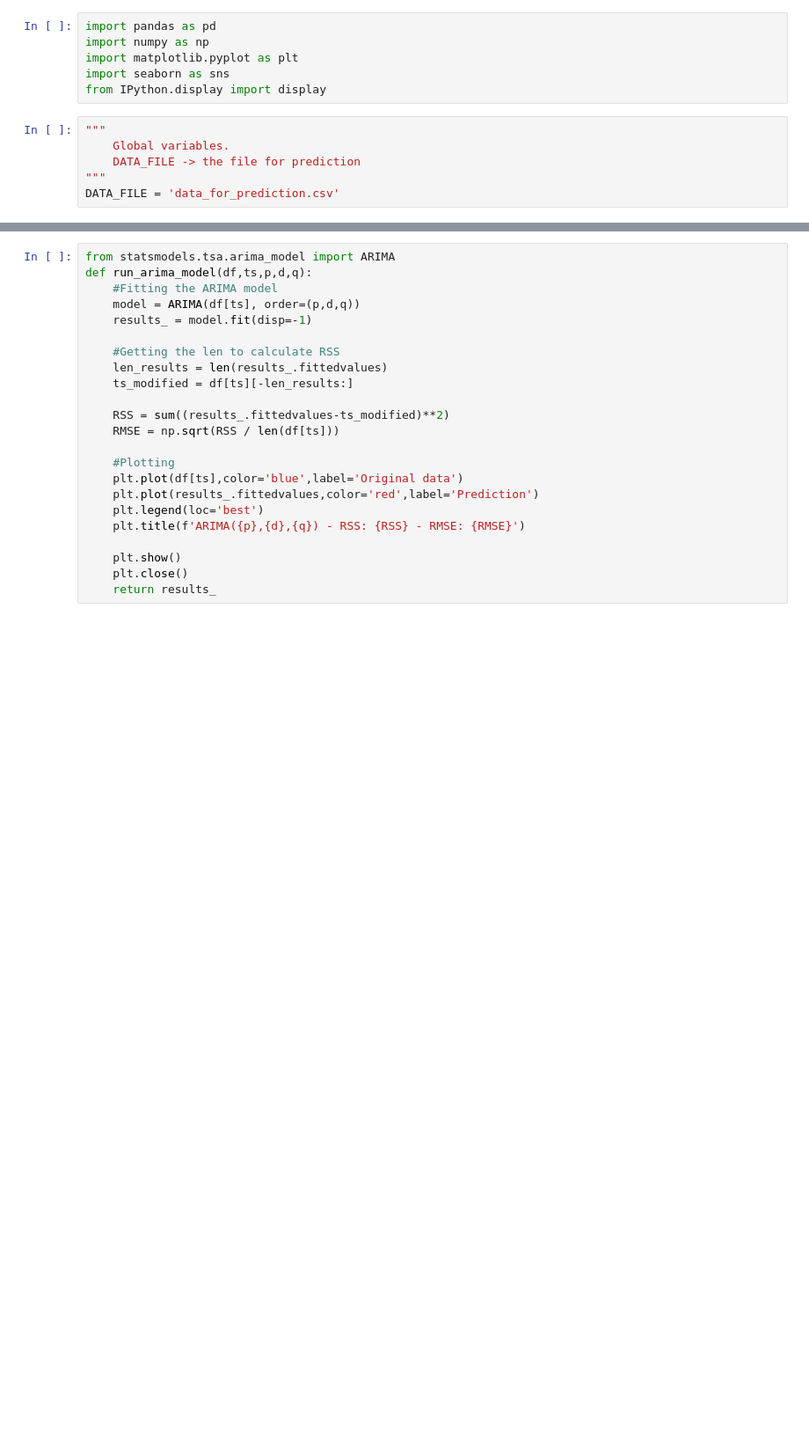
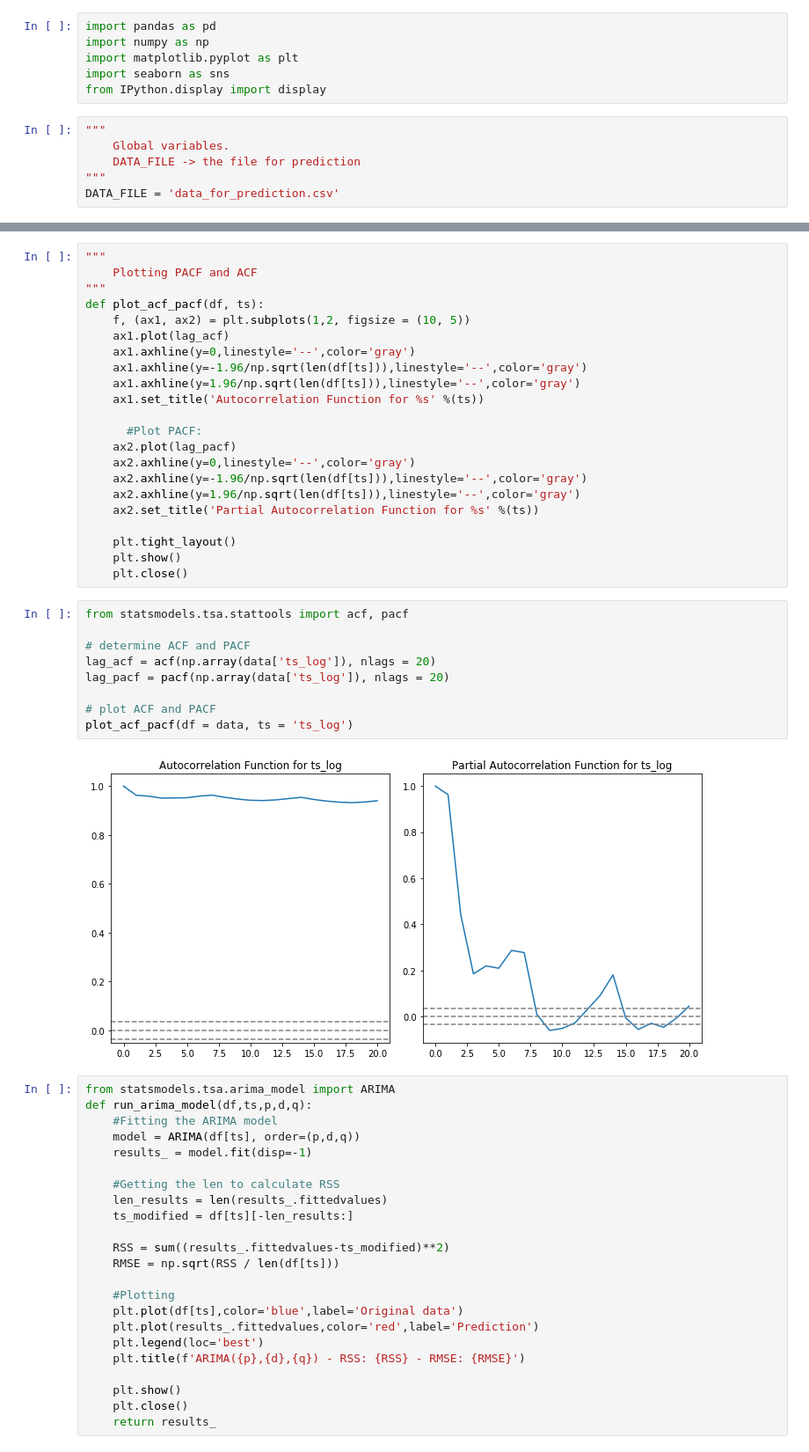
Before and after one commit to aduJohn/Time-Series-Airbnb, a Jupyter notebook: Forecasting with ARIMA.ipynb, the cells around one changed output, grey strips where cells are left out. Shown: that part at 88% size. Cells and saved outputs as stored; diff of their text form; blank space fills up the shorter version.

```diff
--- a/Forecasting with ARIMA.ipynb
+++ b/Forecasting with ARIMA.ipynb
@@ -23,3 +24,36 @@ display(data.head())
+# %%
+"""
+    Plotting PACF and ACF
+"""
+def plot_acf_pacf(df, ts):
+    f, (ax1, ax2) = plt.subplots(1,2, figsize = (10, 5))
+    ax1.plot(lag_acf)
+    ax1.axhline(y=0,linestyle='--',color='gray')
+    ax1.axhline(y=-1.96/np.sqrt(len(df[ts])),linestyle='--',color='gray')
+    ax1.axhline(y=1.96/np.sqrt(len(df[ts])),linestyle='--',color='gray')
+    ax1.set_title('Autocorrelation Function for %s' %(ts))
+
+      #Plot PACF:
+    ax2.plot(lag_pacf)
+    ax2.axhline(y=0,linestyle='--',color='gray')
+    ax2.axhline(y=-1.96/np.sqrt(len(df[ts])),linestyle='--',color='gray')
+    ax2.axhline(y=1.96/np.sqrt(len(df[ts])),linestyle='--',color='gray')
+    ax2.set_title('Partial Autocorrelation Function for %s' %(ts))
+
+    plt.tight_layout()
+    plt.show()
+    plt.close()
+# %%
+from statsmodels.tsa.stattools import acf, pacf
+
+# determine ACF and PACF
+lag_acf = acf(np.array(data['ts_log']), nlags = 20)
+lag_pacf = pacf(np.array(data['ts_log']), nlags = 20)
+
+# plot ACF and PACF
+plot_acf_pacf(df = data, ts = 'ts_log')
+# %% [output]
+[figure, added]
 # %%
 from statsmodels.tsa.arima_model import ARIMA
 def run_arima_model(df,ts,p,d,q):
```
Also changed, not shown: parts of 3 cells of this notebook, 1 other file.
